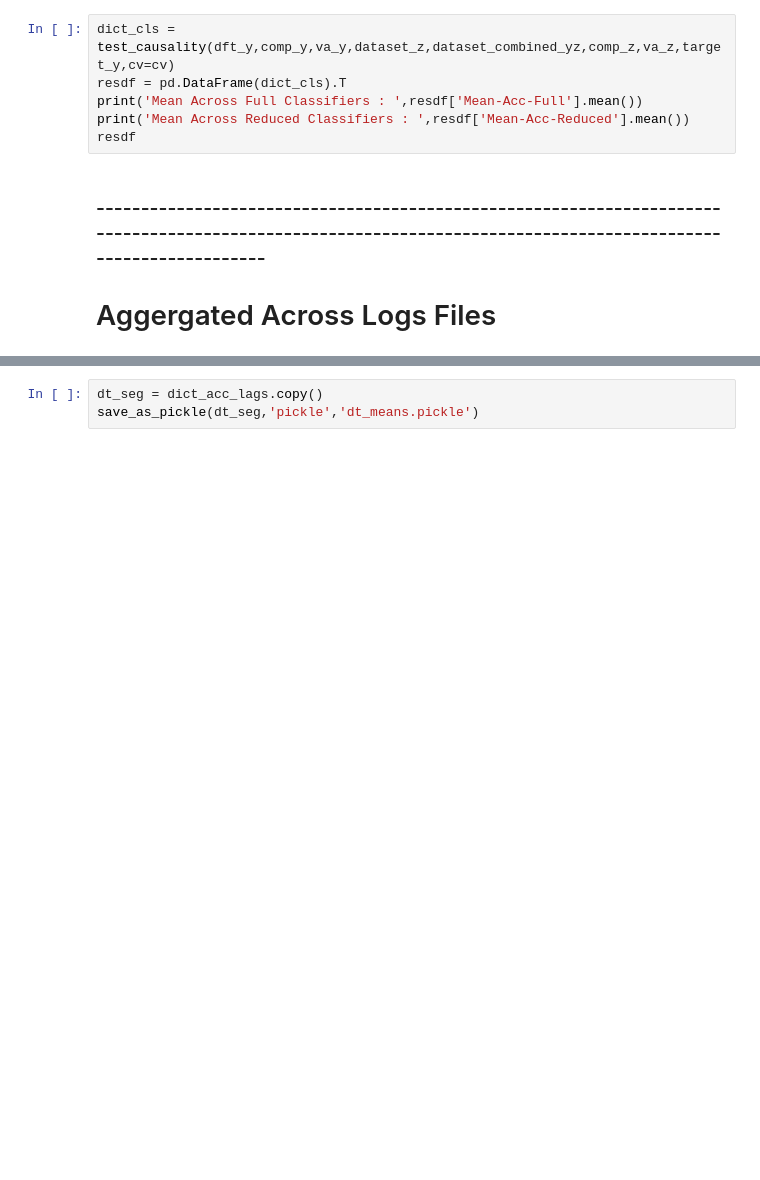
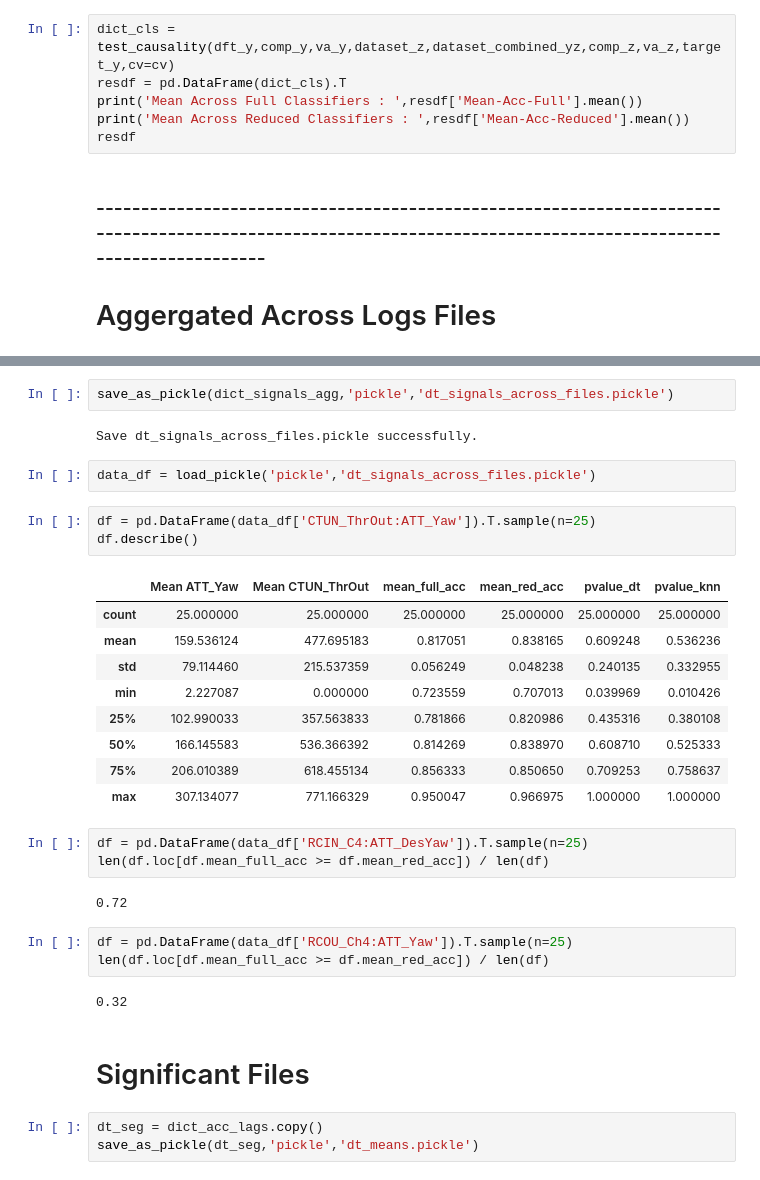
Before and after one commit to Husseinjd/DroneCrashDetection, a Jupyter notebook: granger/causality_analysis.ipynb, the cells around one changed output, grey strips where cells are left out. Saved outputs shown, nothing was run; the diff lists cells and outputs as text; blank space fills up the shorter version.

```diff
--- a/granger/causality_analysis.ipynb
+++ b/granger/causality_analysis.ipynb
@@ -146,3 +172,34 @@ for i,log in enumerate(datalist):
+# %%
+save_as_pickle(dict_signals_agg,'pickle','dt_signals_across_files.pickle')
+# %% [output]
+Save dt_signals_across_files.pickle successfully.
+# %%
+data_df = load_pickle('pickle','dt_signals_across_files.pickle')
+# %%
+df = pd.DataFrame(data_df['CTUN_ThrOut:ATT_Yaw']).T.sample(n=25)
+df.describe()
+# %% [output]
+|  | Mean ATT_Yaw | Mean CTUN_ThrOut | mean_full_acc | mean_red_acc | pvalue_dt | pvalue_knn |
+| count | 25.000000 | 25.000000 | 25.000000 | 25.000000 | 25.000000 | 25.000000 |
+| mean | 159.536124 | 477.695183 | 0.817051 | 0.838165 | 0.609248 | 0.536236 |
+| std | 79.114460 | 215.537359 | 0.056249 | 0.048238 | 0.240135 | 0.332955 |
+| min | 2.227087 | 0.000000 | 0.723559 | 0.707013 | 0.039969 | 0.010426 |
+| 25% | 102.990033 | 357.563833 | 0.781866 | 0.820986 | 0.435316 | 0.380108 |
+| 50% | 166.145583 | 536.366392 | 0.814269 | 0.838970 | 0.608710 | 0.525333 |
+| 75% | 206.010389 | 618.455134 | 0.856333 | 0.850650 | 0.709253 | 0.758637 |
+| max | 307.134077 | 771.166329 | 0.950047 | 0.966975 | 1.000000 | 1.000000 |
+# %%
+df = pd.DataFrame(data_df['RCIN_C4:ATT_DesYaw']).T.sample(n=25)
+len(df.loc[df.mean_full_acc >= df.mean_red_acc]) / len(df)
+# %% [output]
+0.72
+# %%
+df = pd.DataFrame(data_df['RCOU_Ch4:ATT_Yaw']).T.sample(n=25)
+len(df.loc[df.mean_full_acc >= df.mean_red_acc]) / len(df)
+# %% [output]
+0.32
+# %% [markdown]
+# Significant Files
 # %%
 dt_seg = dict_acc_lags.copy()
 save_as_pickle(dt_seg,'pickle','dt_means.pickle')
```
Also changed, not shown: parts of 5 cells of this notebook, 2 other files.
